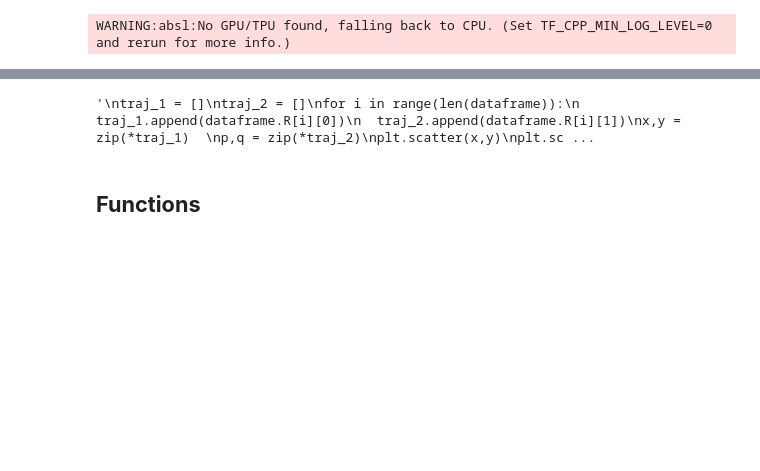
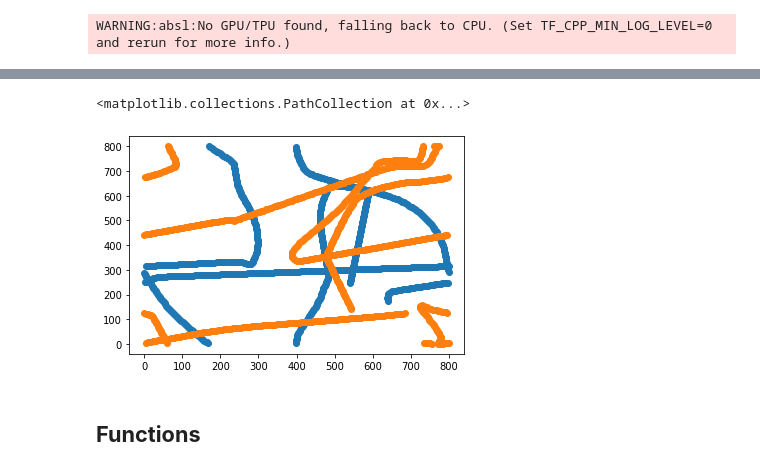
Before and after one commit to Nishant-Ramakuru/Inference-based-GNNS, a Jupyter notebook: GNN.ipynb, the cells around one changed output, grey strips where cells are left out. Saved outputs shown, nothing was run; the diff lists cells and outputs as text; code cells hidden in the pictures; blank space fills up the shorter version.

```diff
--- a/GNN.ipynb
+++ b/GNN.ipynb
@@ -62,17 +62,17 @@ dataframe.head(1)
 # %%
-'''
+
 traj_1 = []
 traj_2 = []
 for i in range(len(dataframe)):
   traj_1.append(dataframe.R[i][0])
   traj_2.append(dataframe.R[i][1])
 x,y = zip(*traj_1)
 p,q = zip(*traj_2)
 plt.scatter(x,y)
 plt.scatter(p,q)
-'''
 # %% [output]
-'\ntraj_1 = []\ntraj_2 = []\nfor i in range(len(dataframe)):\n  traj_1.append(dataframe.R[i][0])\n  traj_2.append(dataframe.R[i][1])\nx,y = zip(*traj_1)  \np,q = zip(*traj_2)\nplt.scatter(x,y)\nplt.sc ...
+<matplotlib.collections.PathCollection at 0x...>
+[figure, added]
 # %% [markdown]
 **Functions**
 ---
```
Also changed, not shown: parts of 16 cells of this notebook.
